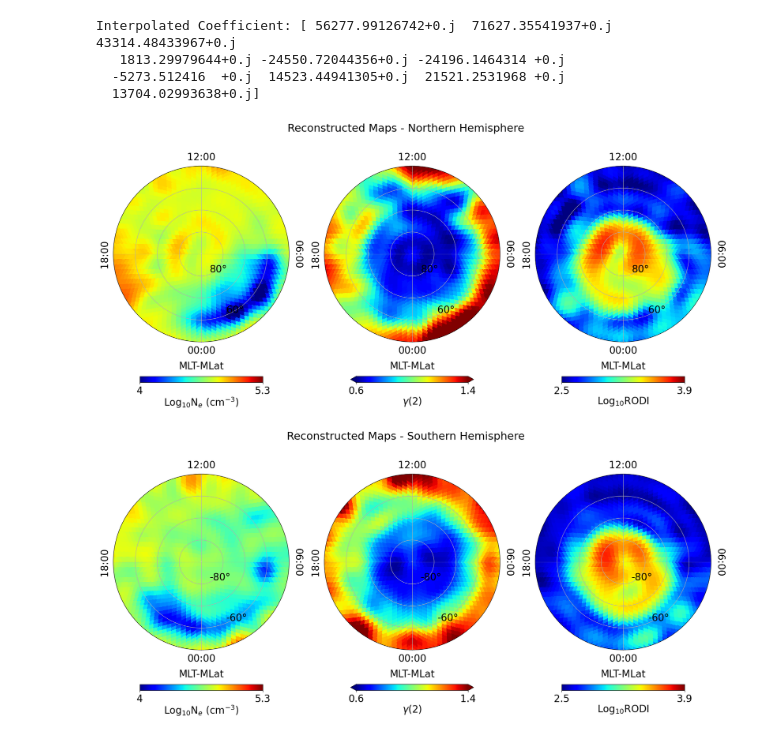
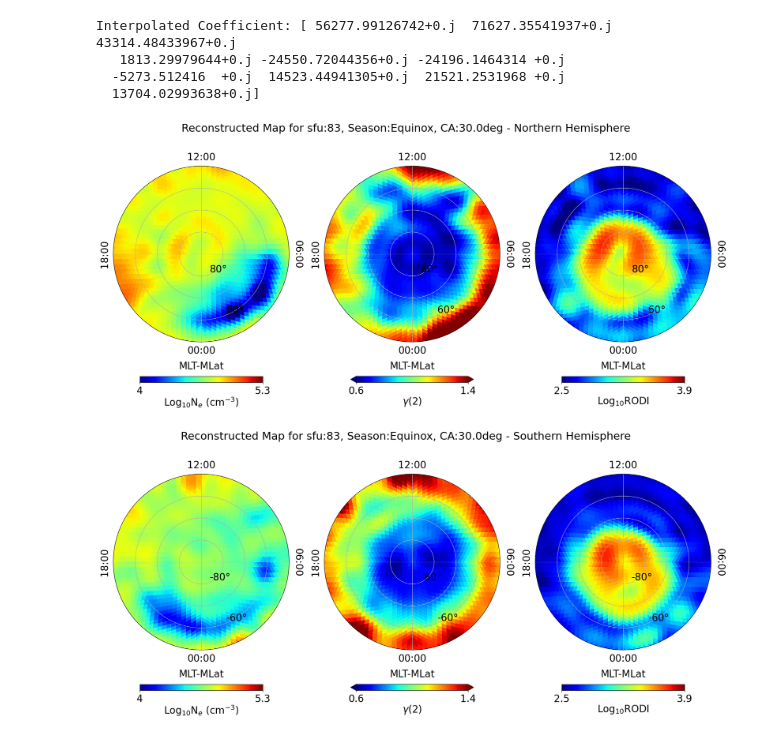
Before and after one commit to LSimol/Dynamic-Model-for-Ionospheric-Irregularities-, a Jupyter notebook: example.ipynb, the cells around one changed output. Cells and saved outputs as stored; diff of their text form; code cells hidden in the pictures.

```diff
--- a/example.ipynb
+++ b/example.ipynb
@@ -61,7 +61,7 @@ Interpolated Coefficient: [ 56277.99126742+0.j  71627.35541937+0.j  43314.484339
   13704.02993638+0.j]
 # %%
 plt.figure(figsize = (18,9))
-plt.suptitle('Reconstructed Maps - Northern Hemisphere', fontsize=22)
+plt.suptitle(f'Reconstructed Map for sfu:{solar_activity_input}, Season:{season_input}, CA:{round(np.degrees(clock_angle_input),1)}deg - Northern Hemisphere', fontsize=22)
 
 text_radius = np.radians(46)
 axis_raidus = np.radians(39)
@@ -125,7 +125,7 @@ plt.show()
 
 
 plt.figure(figsize = (18,9))
-plt.suptitle('Reconstructed Maps - Southern Hemisphere', fontsize=22)
+plt.suptitle(f'Reconstructed Map for sfu:{solar_activity_input}, Season:{season_input}, CA:{round(np.degrees(clock_angle_input),1)}deg - Southern Hemisphere', fontsize=22)
 
 text_radius = np.radians(-46)
 axis_raidus = np.radians(-39)
@@ -161,32 +161,32 @@ plt.yticks(np.radians([-80,-70,-60]), ['-80°','', '-60°'], fontsize = 20)
 plt.xticks(np.radians([0, 90, 180, 270]), ['', '', '', ''], fontsize = 20)
 plt.text(np.radians(0), text_radius, '00:00', ha = 'center', va = 'center', fontsize = 20)
 plt.text(np.radians(90), text_radius, '06:00', ha = 'center', va = 'center', rotation = 270, fontsize = 20)
 plt.text(np.radians(180),text_radius, '12:00', ha = 'center', va = 'center', fontsize = 20)
 plt.text(np.radians(270), text_radius, '18:00', ha = 'center', va = 'center', rotation = 90, fontsize = 20)
 plt.text(np.radians(0), axis_raidus, 'MLT-MLat', ha = 'center', va = 'center', fontsize = 20)
 plt.gca().set_theta_zero_location('S')
 
 
 vmin_Ne = 350
 vmax_Ne = 8000
 
 
 map_log_rodi = np.log10(reconstructed_map_S_rodi)
 
 projview(map_log_rodi , coord = ['G'], sub = (1,3,3), hold = False, graticule = True,  flip = 'geo', phi_convention= 'clockwise',
          cmap = 'jet', cbar = True, min = round(np.log10(vmin_Ne),1), max = round(np.log10(vmax_Ne),1), graticule_labels = True, unit = 'Log$_{10}$RODI', projection_type = 'polar', fontsize = {'cbar_label': 20, 'cbar_tick_label' : 20},
          override_plot_properties= {'figure_width':18, 'figure_height':8, 'figure_size_ratio': 0.9,'cbar_pad':0.12, 'cbar_shrink': 0.7})
 plt.ylim(np.radians(-90), np.radians(-50))
 plt.yticks(np.radians([-80,-70,-60]), ['-80°','', '-60°'], fontsize = 20)
 plt.xticks(np.radians([0, 90, 180, 270]), ['', '', '', ''], fontsize = 20)
 plt.text(np.radians(0), text_radius, '00:00', ha = 'center', va = 'center', fontsize = 20)
 plt.text(np.radians(90), text_radius, '06:00', ha = 'center', va = 'center', rotation = 270, fontsize = 20)
 plt.text(np.radians(180),text_radius, '12:00', ha = 'center', va = 'center', fontsize = 20)
 plt.text(np.radians(270), text_radius, '18:00', ha = 'center', va = 'center', rotation = 90, fontsize = 20)
 plt.text(np.radians(0), axis_raidus, 'MLT-MLat', ha = 'center', va = 'center', fontsize = 20)
 plt.gca().set_theta_zero_location('S')
 
 plt.show()
 # %% [output]
-[figure, old version]
+[figure, new version]
-[figure, old version]
+[figure, new version]
```
